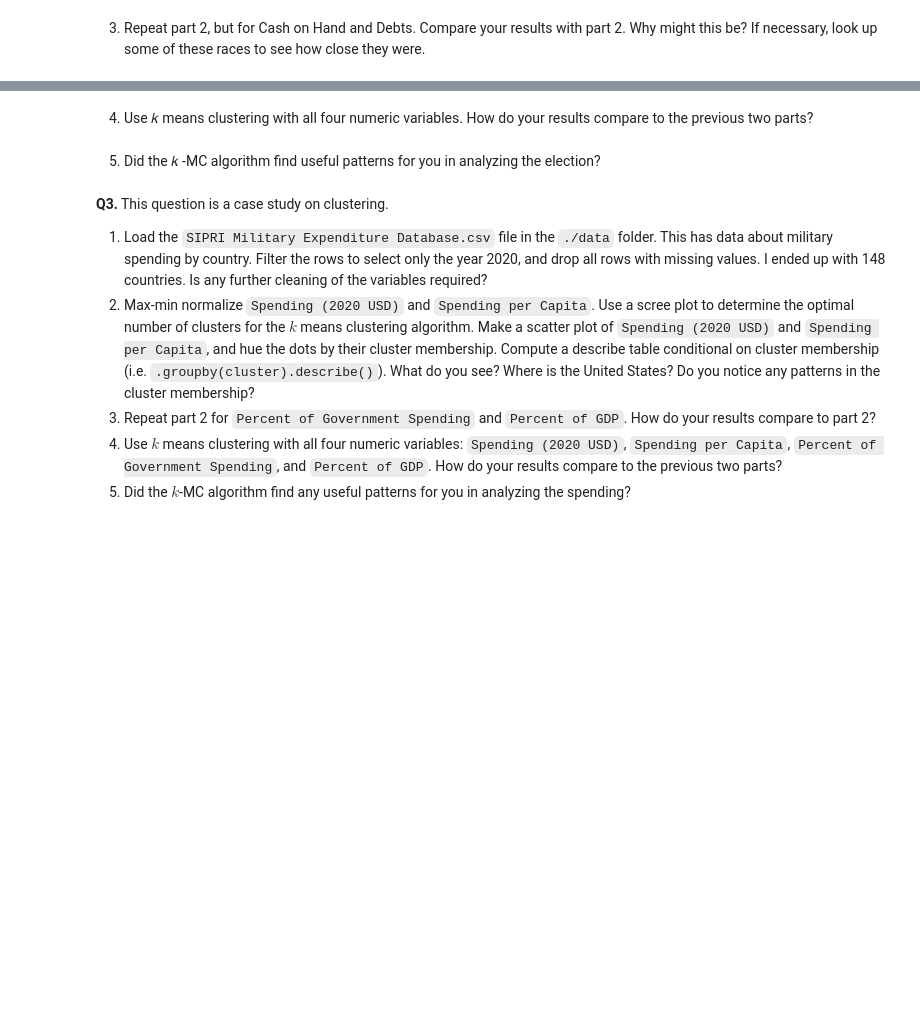
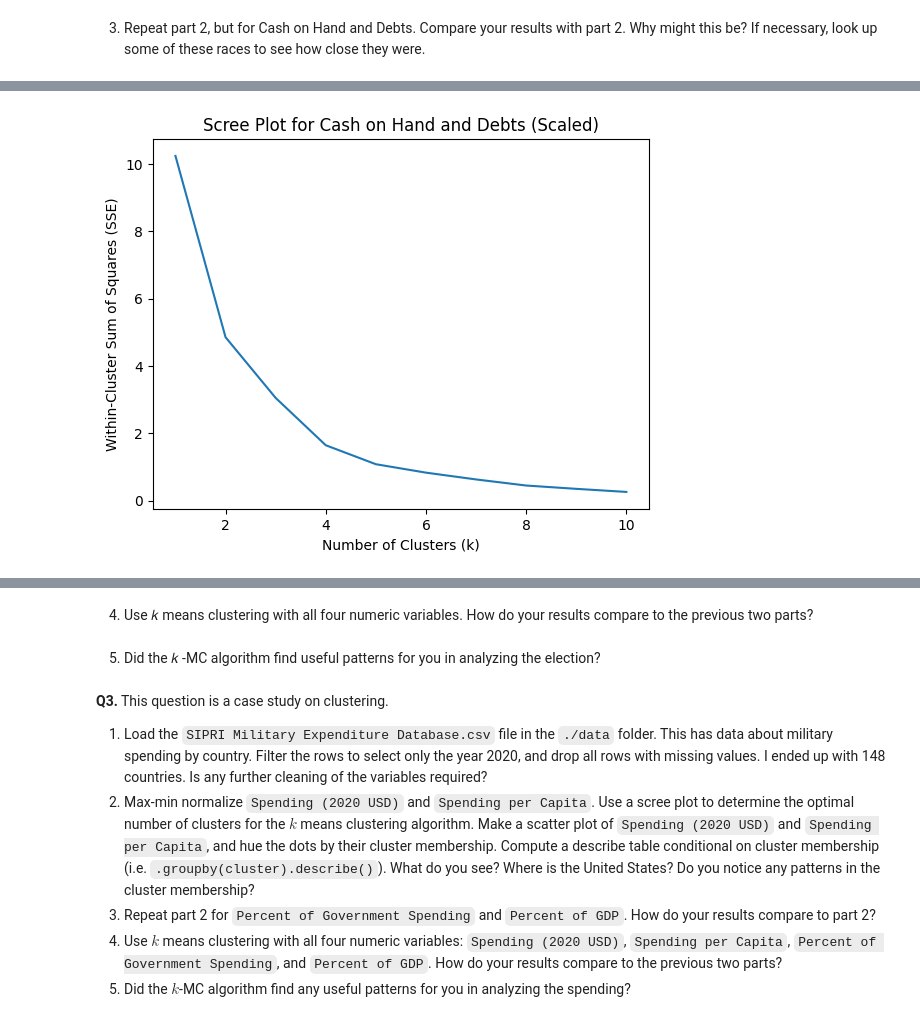
Before and after one commit to simoneminorr/clustering_assignment, a Jupyter notebook: assignment_clustering.ipynb, the cells around one changed output, grey strips where cells are left out. Drawn from its saved outputs; the diff is of its cells as text; code cells hidden in the pictures; blank space fills up the shorter version.

```diff
--- a/assignment_clustering.ipynb
+++ b/assignment_clustering.ipynb
@@ -182,2 +265,11 @@ electioncyclefundraising.head()
 # %% [markdown]
 3. Repeat part 2, but for Cash on Hand and Debts. Compare your results with part 2. Why might this be? If necessary, look up some of these races to see how close they were.
+# %%
+def maxmin(z):
+    w = (z-np.min(z))/(np.max(z)-np.min(z))
+    return w
+
+electioncyclefundraising['Cash on Hand_scaled'] = maxmin(electioncyclefundraising['Cash on Hand'])
+electioncyclefundraising['Debts_scaled'] = maxmin(electioncyclefundraising['Debts'])
+
+electioncyclefundraising.head()
@@ -183,0 +283,22 @@ electioncyclefundraising.head()
+# %%
+Z= electioncyclefundraising[['Cash on Hand_scaled', 'Debts_scaled']]
+
+def maxmin(x): # Max-min scaler function
+    x = (x-min(x))/(max(x)-min(x))
+    return x
+
+# Create a scree plot:
+k_bar=10
+SSE=[] # We'll store the training error here
+for k in range(k_bar): # For indices from 0 to k_bar-1
+    model = KMeans(n_clusters=k+1, max_iter=300, n_init = 10, random_state=0) # Create a model for k
+    model = model.fit(Z) # Fit the model
+    SSE.append(model.inertia_) # Record the sum of squared error for k in the SSE vector
+
+scree_plot = sns.lineplot(x=np.arange(1,k_bar+1), y=SSE) # Create scree plot
+scree_plot.set_title('Scree Plot for Cash on Hand and Debts (Scaled)') # Set title
+scree_plot.set_xlabel('Number of Clusters (k)') # Set xlabel
+scree_plot.set_ylabel('Within-Cluster Sum of Squares (SSE)') # Set ylabel
+plt.show() # Display the plot
+# %% [output]
+[figure, added]
```
Also changed, not shown: parts of 13 cells of this notebook.
